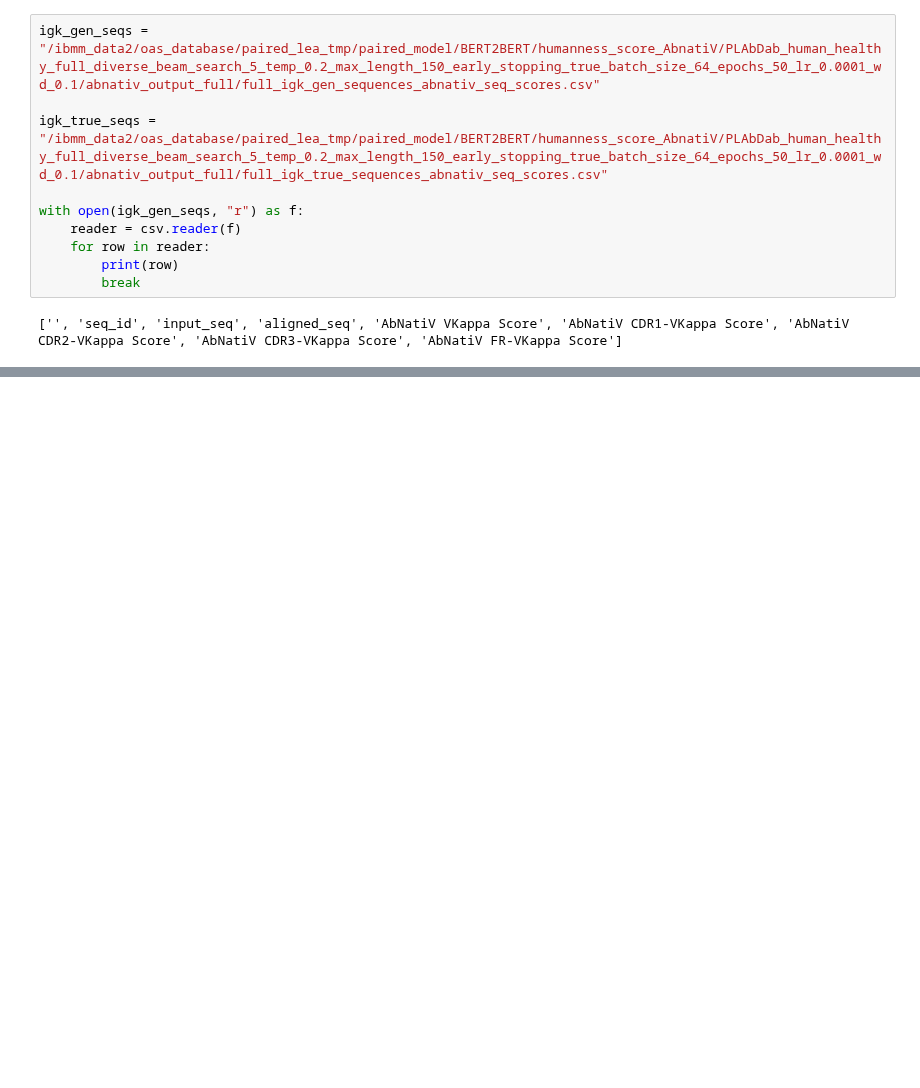
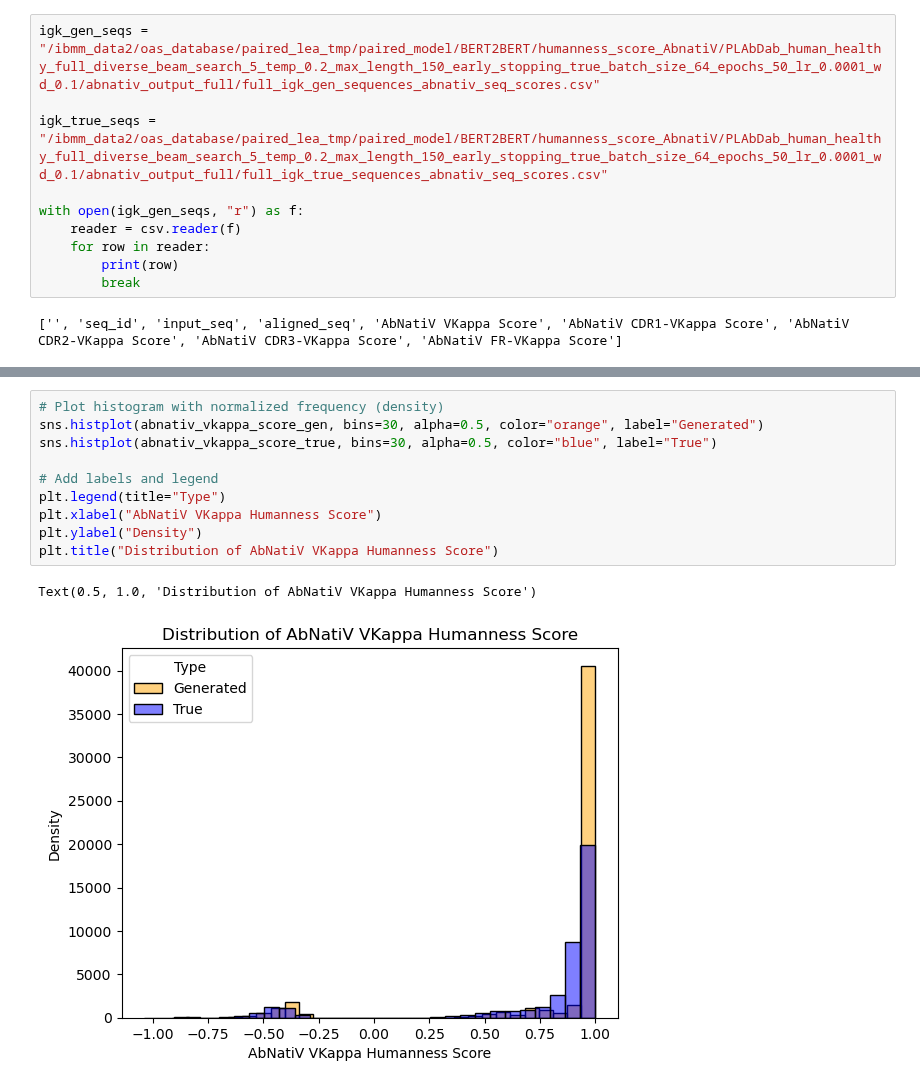
Before and after one commit to leaBroe/BERT_for_antibody_pairing, a Jupyter notebook: paired_model/BERT2BERT/humanness_score_AbnatiV/analyse_humanness_scores.ipynb, the cells around one changed output, grey strips where cells are left out. Saved outputs shown, nothing was run; the diff lists cells and outputs as text; blank space fills up the shorter version.

```diff
--- a/paired_model/BERT2BERT/humanness_score_AbnatiV/analyse_humanness_scores.ipynb
+++ b/paired_model/BERT2BERT/humanness_score_AbnatiV/analyse_humanness_scores.ipynb
@@ -37,0 +38,13 @@ Text(0.5, 1.0, 'Distribution of AbNatiV VKappa Humanness Score')
+# %%
+# Plot histogram with normalized frequency (density)
+sns.histplot(abnativ_vkappa_score_gen, bins=30, alpha=0.5, color="orange", label="Generated")
+sns.histplot(abnativ_vkappa_score_true, bins=30, alpha=0.5, color="blue", label="True")
+
+# Add labels and legend
+plt.legend(title="Type")
+plt.xlabel("AbNatiV VKappa Humanness Score")
+plt.ylabel("Density")
+plt.title("Distribution of AbNatiV VKappa Humanness Score")
+# %% [output]
+Text(0.5, 1.0, 'Distribution of AbNatiV VKappa Humanness Score')
+[figure, added]
```
Also changed, not shown: parts of 2 cells of this notebook.
